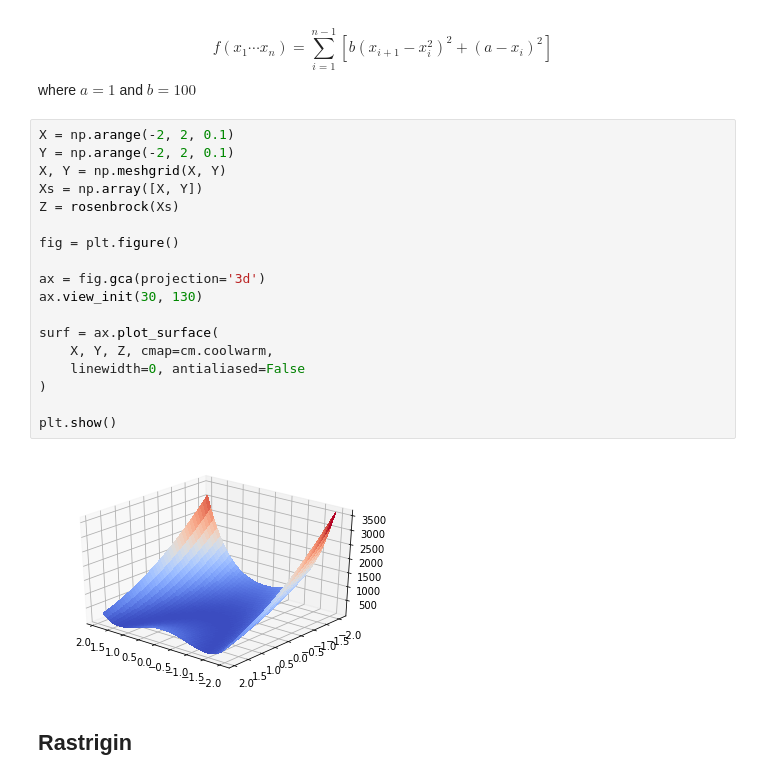
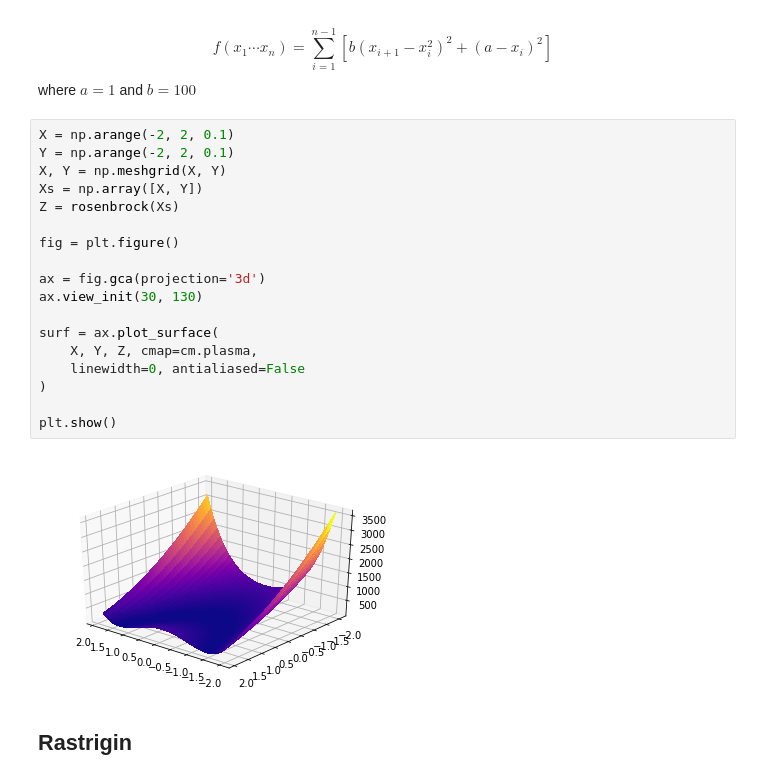
Before and after one commit to gbrunow/de, a Jupyter notebook: notebooks/bechmark-functions.ipynb, the cells around one changed output. Drawn from its saved outputs; the diff is of its cells as text.

```diff
--- a/notebooks/bechmark-functions.ipynb
+++ b/notebooks/bechmark-functions.ipynb
@@ -17,23 +17,23 @@ $$f(x_1 \cdots x_n) = \sum_{i=1}^{n-1} [b(x_{i+1} - x_i^2)^2 + (a-x_i)^2]$$ wher
 # %%
 X = np.arange(-2, 2, 0.1)
 Y = np.arange(-2, 2, 0.1)
 X, Y = np.meshgrid(X, Y)
 Xs = np.array([X, Y])
 Z = rosenbrock(Xs)
 
 fig = plt.figure()
 
 ax = fig.gca(projection='3d')
 ax.view_init(30, 130)
 
 surf = ax.plot_surface(
-    X, Y, Z, cmap=cm.coolwarm,
+    X, Y, Z, cmap=cm.plasma,
     linewidth=0, antialiased=False
 )
 
 plt.show()
 # %% [output]
-[figure, old version]
+[figure, new version]
 # %% [markdown]
 ## Rastrigin
 # %% [markdown]
```
Also changed, not shown: parts of 4 cells of this notebook, 2 other files.
